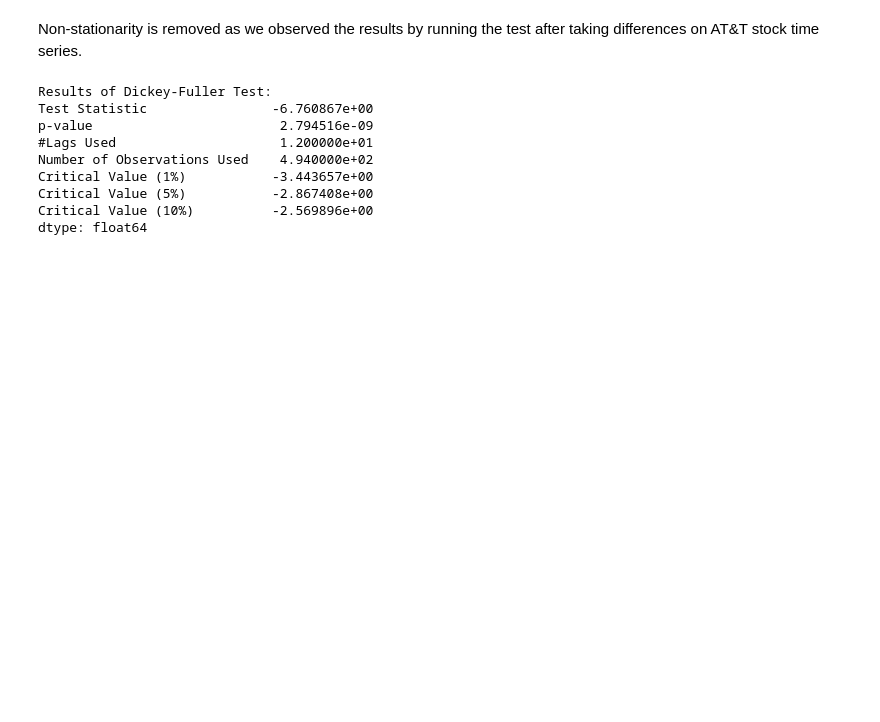
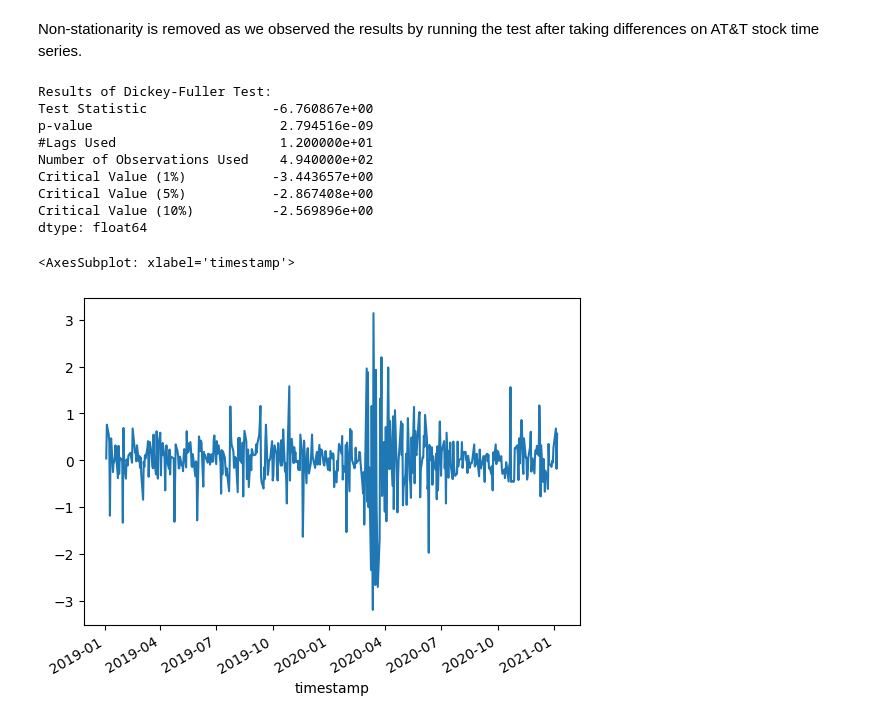
Before and after one commit to pallabee/Time-Series-for-Stock-Price-Prediction, a Jupyter notebook: eda/stationarity.ipynb, the cells around one changed output. Saved outputs shown, nothing was run; the diff lists cells and outputs as text; code cells hidden in the pictures; blank space fills up the shorter version.

```diff
--- a/eda/stationarity.ipynb
+++ b/eda/stationarity.ipynb
@@ -76,3 +117,8 @@ Critical Value (1%)           -3.443657e+00
 Critical Value (5%)           -2.867408e+00
 Critical Value (10%)          -2.569896e+00
 dtype: float64
+# %%
+diff_T.plot()
+# %% [output]
+<AxesSubplot: xlabel='timestamp'>
+[figure, added]
```
Also changed, not shown: parts of 9 cells of this notebook.
